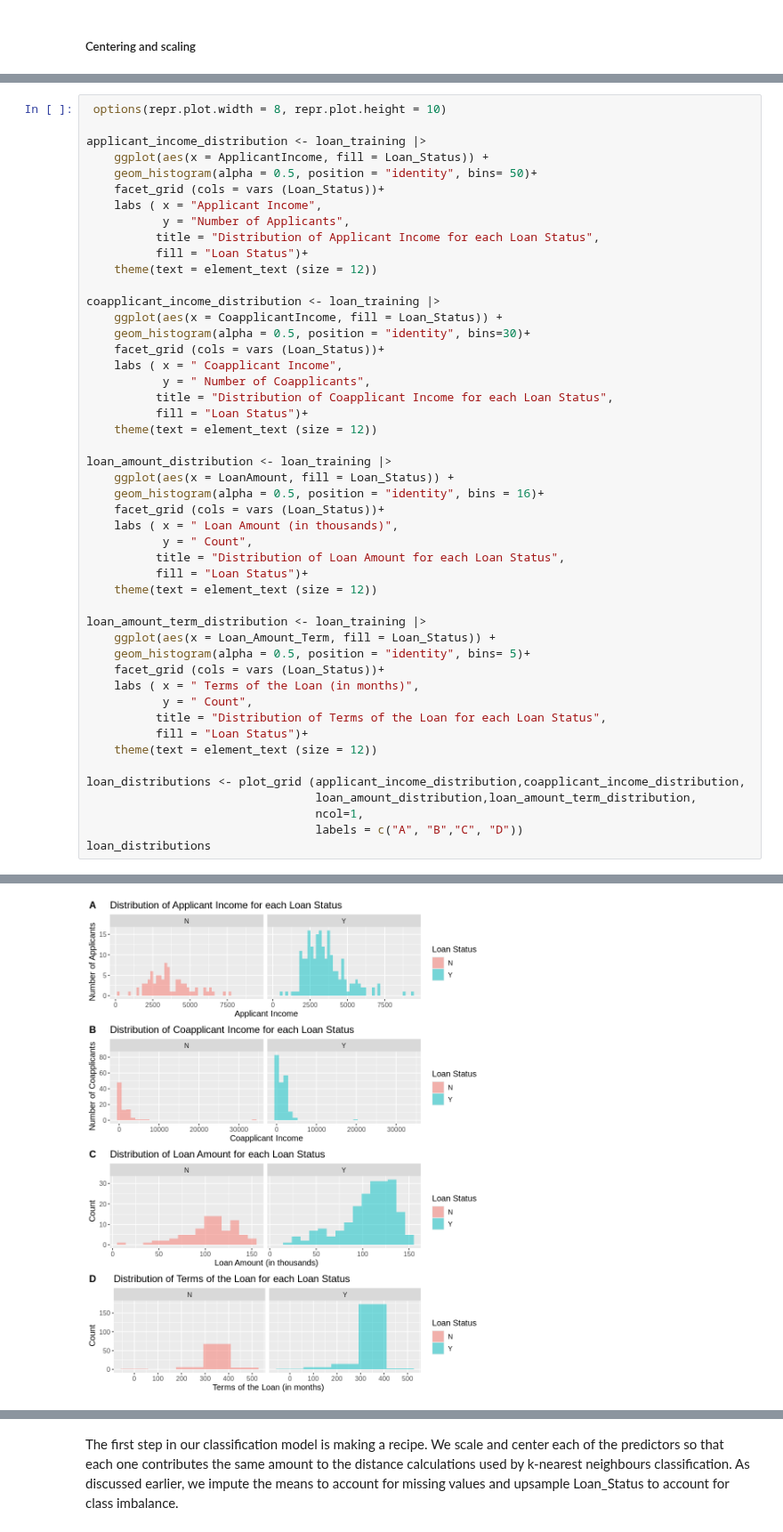
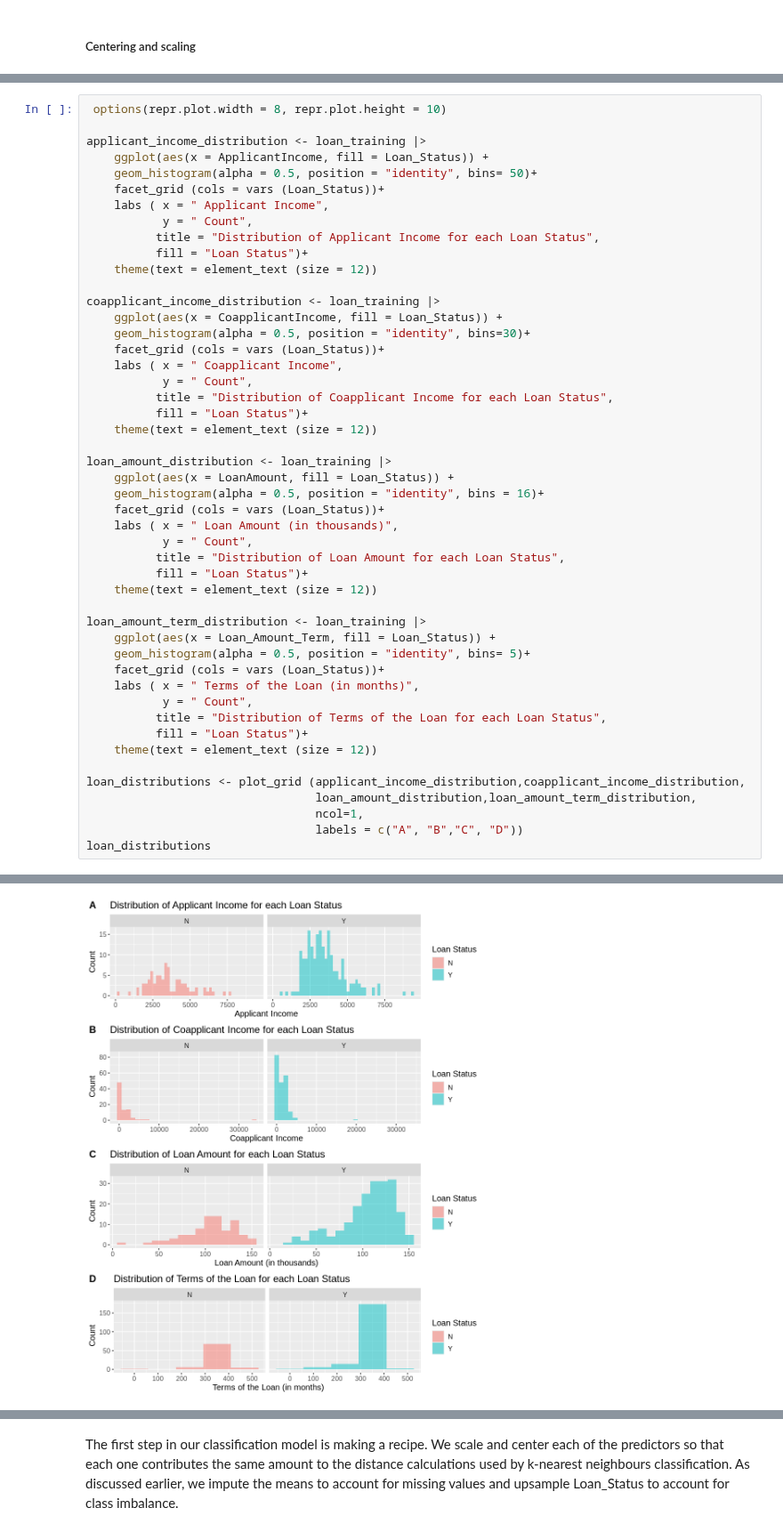
Before and after one commit to lillylaksermerz/dsci100-project, a Jupyter notebook: group_project.ipynb, the cells around one changed output, grey strips where cells are left out. Shown at 89% size. Cells and saved outputs as stored; diff of their text form.

Commit message:
changed the histogram y title and removed methods

```diff
--- a/group_project.ipynb
+++ b/group_project.ipynb
@@ -204,8 +205,8 @@ applicant_income_distribution <- loan_training |>
     ggplot(aes(x = ApplicantIncome, fill = Loan_Status)) +
     geom_histogram(alpha = 0.5, position = "identity", bins= 50)+
     facet_grid (cols = vars (Loan_Status))+
-    labs ( x = "Applicant Income",
-           y = "Number of Applicants",
+    labs ( x = " Applicant Income",
+           y = " Count",
           title = "Distribution of Applicant Income for each Loan Status",
           fill = "Loan Status")+
     theme(text = element_text (size = 12))
@@ -215,39 +216,39 @@ coapplicant_income_distribution <- loan_training |>
     geom_histogram(alpha = 0.5, position = "identity", bins=30)+
     facet_grid (cols = vars (Loan_Status))+
     labs ( x = " Coapplicant Income",
-           y = " Number of Coapplicants",
+           y = " Count",
           title = "Distribution of Coapplicant Income for each Loan Status",
           fill = "Loan Status")+
     theme(text = element_text (size = 12))
 
 loan_amount_distribution <- loan_training |>
     ggplot(aes(x = LoanAmount, fill = Loan_Status)) +
     geom_histogram(alpha = 0.5, position = "identity", bins = 16)+
     facet_grid (cols = vars (Loan_Status))+
     labs ( x = " Loan Amount (in thousands)",
            y = " Count",
           title = "Distribution of Loan Amount for each Loan Status",
           fill = "Loan Status")+
     theme(text = element_text (size = 12))
 
 loan_amount_term_distribution <- loan_training |>
     ggplot(aes(x = Loan_Amount_Term, fill = Loan_Status)) +
     geom_histogram(alpha = 0.5, position = "identity", bins= 5)+
     facet_grid (cols = vars (Loan_Status))+
     labs ( x = " Terms of the Loan (in months)",
            y = " Count",
           title = "Distribution of Terms of the Loan for each Loan Status",
           fill = "Loan Status")+
     theme(text = element_text (size = 12))
 
 loan_distributions <- plot_grid (applicant_income_distribution,coapplicant_income_distribution,
                                  loan_amount_distribution,loan_amount_term_distribution,
                                  ncol=1,
                                  labels = c("A", "B","C", "D"))
 loan_distributions
 # %% [output]
 Warning message:
 “Removed 7 rows containing non-finite outside the scale range (`stat_bin()`).”
-[figure, old version]
+[figure, new version]
 # %% [markdown]
 Fig 1. Histograms showing distributions of the 4 variables used in this analysis. (insert interpretations for A-D here)
```
Also changed, not shown: parts of 10 cells of this notebook.
